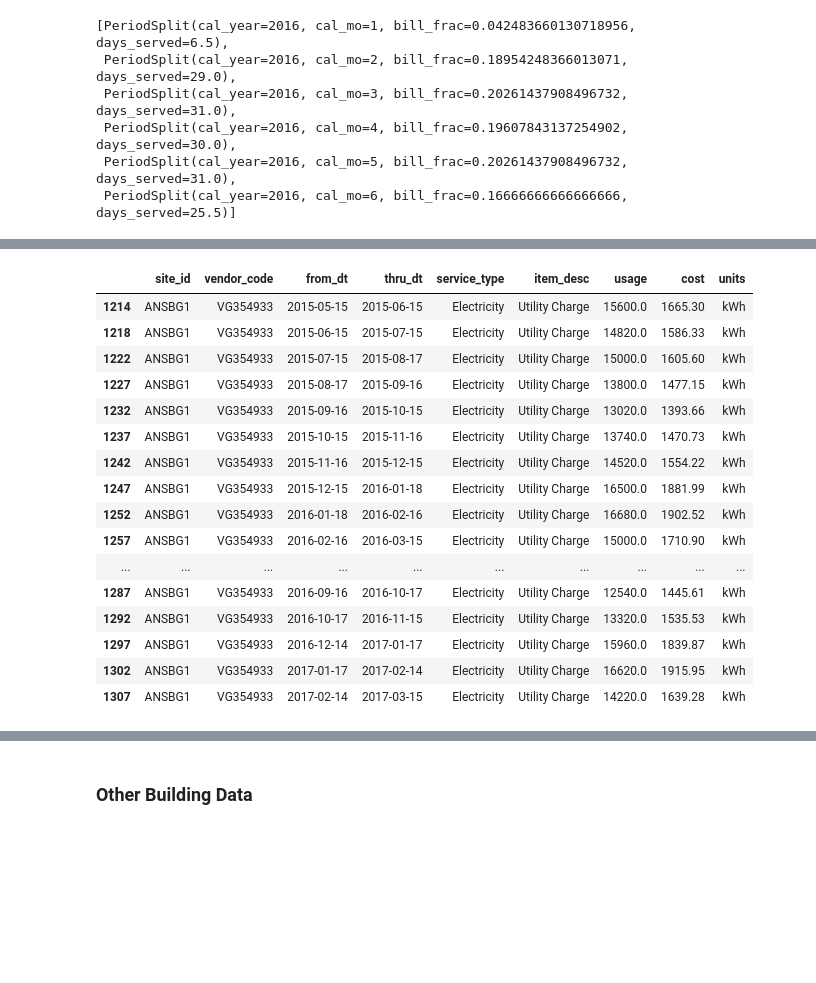
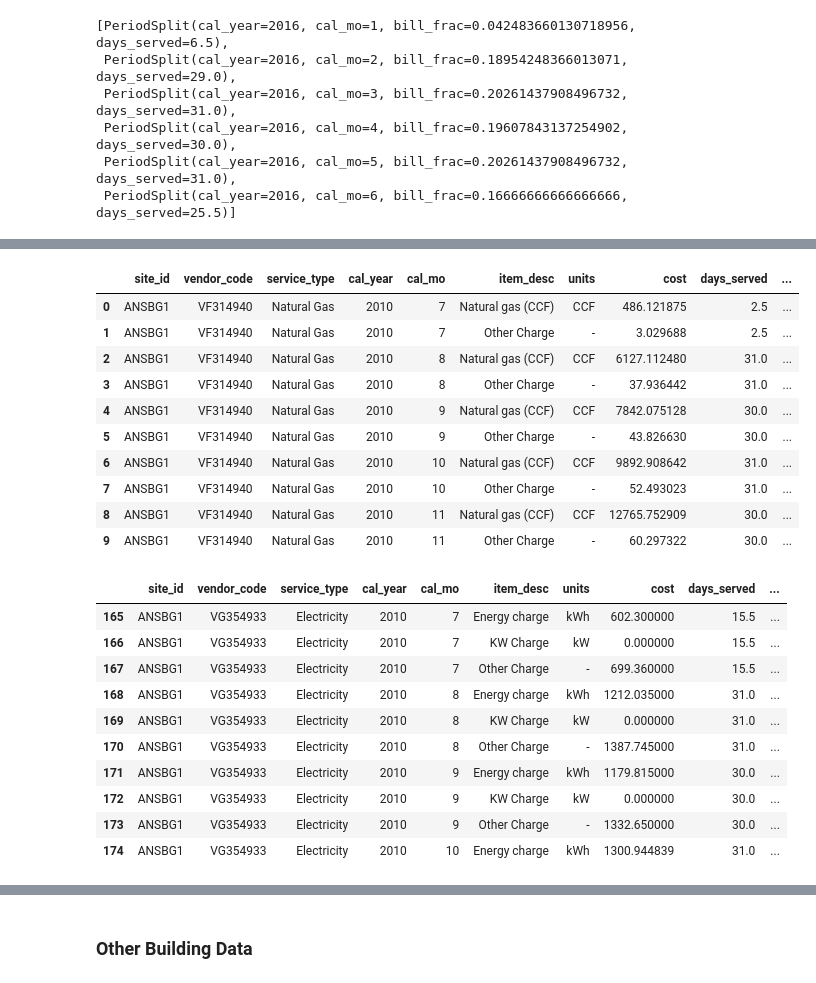
Before and after one commit to alanmitchell/fnsb-benchmark, a Jupyter notebook: preprocess_data.ipynb, the cells around one changed output, grey strips where cells are left out. Drawn from its saved outputs; the diff is of its cells as text; code cells hidden in the pictures; blank space fills up the shorter version.

```diff
--- a/preprocess_data.ipynb
+++ b/preprocess_data.ipynb
@@ -166,20 +167,32 @@ dfu2.head()
-# %%
-dfu1.sort_values(by=['vendor_code', 'from_dt'])[dfu1.units=='kWh'].tail(20)
-# %% [output]
-|  | site_id | vendor_code | from_dt | thru_dt | service_type | item_desc | usage | cost | units |
-| 1214 | ANSBG1 | VG354933 | 2015-05-15 | 2015-06-15 | Electricity | Utility Charge | 15600.0 | 1665.30 | kWh |
-| 1218 | ANSBG1 | VG354933 | 2015-06-15 | 2015-07-15 | Electricity | Utility Charge | 14820.0 | 1586.33 | kWh |
-| 1222 | ANSBG1 | VG354933 | 2015-07-15 | 2015-08-17 | Electricity | Utility Charge | 15000.0 | 1605.60 | kWh |
-| 1227 | ANSBG1 | VG354933 | 2015-08-17 | 2015-09-16 | Electricity | Utility Charge | 13800.0 | 1477.15 | kWh |
-| 1232 | ANSBG1 | VG354933 | 2015-09-16 | 2015-10-15 | Electricity | Utility Charge | 13020.0 | 1393.66 | kWh |
-| 1237 | ANSBG1 | VG354933 | 2015-10-15 | 2015-11-16 | Electricity | Utility Charge | 13740.0 | 1470.73 | kWh |
-| 1242 | ANSBG1 | VG354933 | 2015-11-16 | 2015-12-15 | Electricity | Utility Charge | 14520.0 | 1554.22 | kWh |
-| 1247 | ANSBG1 | VG354933 | 2015-12-15 | 2016-01-18 | Electricity | Utility Charge | 16500.0 | 1881.99 | kWh |
-| 1252 | ANSBG1 | VG354933 | 2016-01-18 | 2016-02-16 | Electricity | Utility Charge | 16680.0 | 1902.52 | kWh |
-| 1257 | ANSBG1 | VG354933 | 2016-02-16 | 2016-03-15 | Electricity | Utility Charge | 15000.0 | 1710.90 | kWh |
-| ... | ... | ... | ... | ... | ... | ... | ... | ... | ... |
-| 1287 | ANSBG1 | VG354933 | 2016-09-16 | 2016-10-17 | Electricity | Utility Charge | 12540.0 | 1445.61 | kWh |
-| 1292 | ANSBG1 | VG354933 | 2016-10-17 | 2016-11-15 | Electricity | Utility Charge | 13320.0 | 1535.53 | kWh |
-| 1297 | ANSBG1 | VG354933 | 2016-12-14 | 2017-01-17 | Electricity | Utility Charge | 15960.0 | 1839.87 | kWh |
-| 1302 | ANSBG1 | VG354933 | 2017-01-17 | 2017-02-14 | Electricity | Utility Charge | 16620.0 | 1915.95 | kWh |
-| 1307 | ANSBG1 | VG354933 | 2017-02-14 | 2017-03-15 | Electricity | Utility Charge | 14220.0 | 1639.28 | kWh |
+# %%
+dfu3 = dfu2.groupby(
+    ['site_id', 'vendor_code', 'service_type', 'cal_year', 'cal_mo', 'item_desc', 'units']
+).sum()
+dfu3 = dfu3.reset_index()
+dfu3.head(10)
+# %% [output]
+|  | site_id | vendor_code | service_type | cal_year | cal_mo | item_desc | units | cost | days_served | ... |
+| 0 | ANSBG1 | VF314940 | Natural Gas | 2010 | 7 | Natural gas (CCF) | CCF | 486.121875 | 2.5 | ... |
+| 1 | ANSBG1 | VF314940 | Natural Gas | 2010 | 7 | Other Charge | - | 3.029688 | 2.5 | ... |
+| 2 | ANSBG1 | VF314940 | Natural Gas | 2010 | 8 | Natural gas (CCF) | CCF | 6127.112480 | 31.0 | ... |
+| 3 | ANSBG1 | VF314940 | Natural Gas | 2010 | 8 | Other Charge | - | 37.936442 | 31.0 | ... |
+| 4 | ANSBG1 | VF314940 | Natural Gas | 2010 | 9 | Natural gas (CCF) | CCF | 7842.075128 | 30.0 | ... |
+| 5 | ANSBG1 | VF314940 | Natural Gas | 2010 | 9 | Other Charge | - | 43.826630 | 30.0 | ... |
+| 6 | ANSBG1 | VF314940 | Natural Gas | 2010 | 10 | Natural gas (CCF) | CCF | 9892.908642 | 31.0 | ... |
+| 7 | ANSBG1 | VF314940 | Natural Gas | 2010 | 10 | Other Charge | - | 52.493023 | 31.0 | ... |
+| 8 | ANSBG1 | VF314940 | Natural Gas | 2010 | 11 | Natural gas (CCF) | CCF | 12765.752909 | 30.0 | ... |
+| 9 | ANSBG1 | VF314940 | Natural Gas | 2010 | 11 | Other Charge | - | 60.297322 | 30.0 | ... |
+# %%
+dfu3[dfu3.service_type=='Electricity'].head(10)
+# %% [output]
+|  | site_id | vendor_code | service_type | cal_year | cal_mo | item_desc | units | cost | days_served | ... |
+| 165 | ANSBG1 | VG354933 | Electricity | 2010 | 7 | Energy charge | kWh | 602.300000 | 15.5 | ... |
+| 166 | ANSBG1 | VG354933 | Electricity | 2010 | 7 | KW Charge | kW | 0.000000 | 15.5 | ... |
+| 167 | ANSBG1 | VG354933 | Electricity | 2010 | 7 | Other Charge | - | 699.360000 | 15.5 | ... |
+| 168 | ANSBG1 | VG354933 | Electricity | 2010 | 8 | Energy charge | kWh | 1212.035000 | 31.0 | ... |
+| 169 | ANSBG1 | VG354933 | Electricity | 2010 | 8 | KW Charge | kW | 0.000000 | 31.0 | ... |
+| 170 | ANSBG1 | VG354933 | Electricity | 2010 | 8 | Other Charge | - | 1387.745000 | 31.0 | ... |
+| 171 | ANSBG1 | VG354933 | Electricity | 2010 | 9 | Energy charge | kWh | 1179.815000 | 30.0 | ... |
+| 172 | ANSBG1 | VG354933 | Electricity | 2010 | 9 | KW Charge | kW | 0.000000 | 30.0 | ... |
+| 173 | ANSBG1 | VG354933 | Electricity | 2010 | 9 | Other Charge | - | 1332.650000 | 30.0 | ... |
+| 174 | ANSBG1 | VG354933 | Electricity | 2010 | 10 | Energy charge | kWh | 1300.944839 | 31.0 | ... |
```
Also changed, not shown: parts of 5 cells of this notebook.
